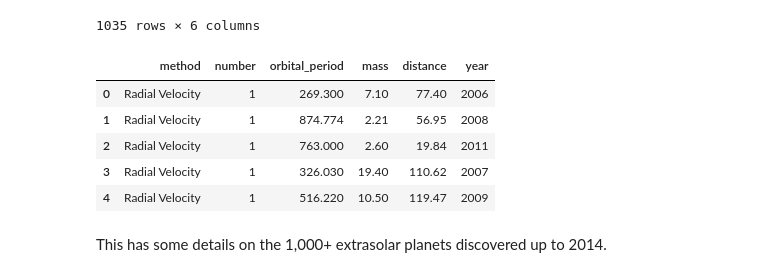
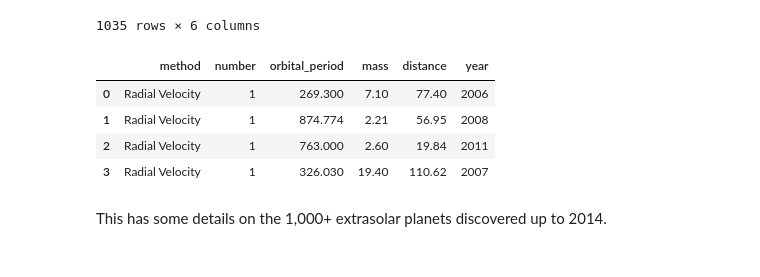
Before and after one commit to ubco-cmps/data301_course, a Jupyter notebook: notes/week05/Class5C/Class5C.ipynb, the cells around one changed output. Drawn from its saved outputs; the diff is of its cells as text; code cells hidden in the pictures.

```diff
--- a/notes/week05/Class5C/Class5C.ipynb
+++ b/notes/week05/Class5C/Class5C.ipynb
@@ -128,14 +129,13 @@ planets
 | 1034 | Transit | 1 | 4.187757 | NaN | 260.00 | 2008 |
 1035 rows × 6 columns
 # %%
-planets.head()
+planets.head(4)
 # %% [output]
 |  | method | number | orbital_period | mass | distance | year |
 | 0 | Radial Velocity | 1 | 269.300 | 7.10 | 77.40 | 2006 |
 | 1 | Radial Velocity | 1 | 874.774 | 2.21 | 56.95 | 2008 |
 | 2 | Radial Velocity | 1 | 763.000 | 2.60 | 19.84 | 2011 |
 | 3 | Radial Velocity | 1 | 326.030 | 19.40 | 110.62 | 2007 |
-| 4 | Radial Velocity | 1 | 516.220 | 10.50 | 119.47 | 2009 |
 # %% [markdown]
 This has some details on the 1,000+ extrasolar planets discovered up to 2014.
 # %% [markdown]
```
Also changed, not shown: parts of 16 cells of this notebook, 24 other files.
